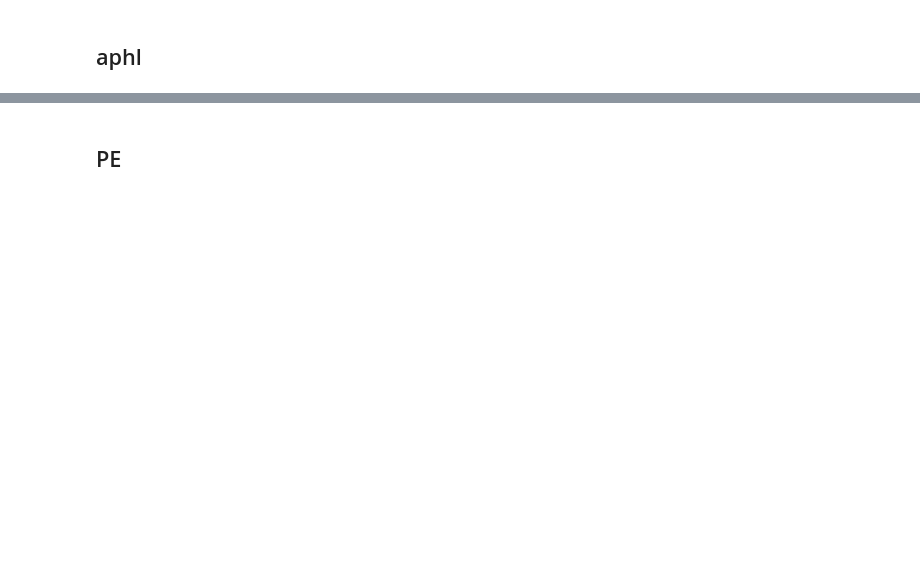
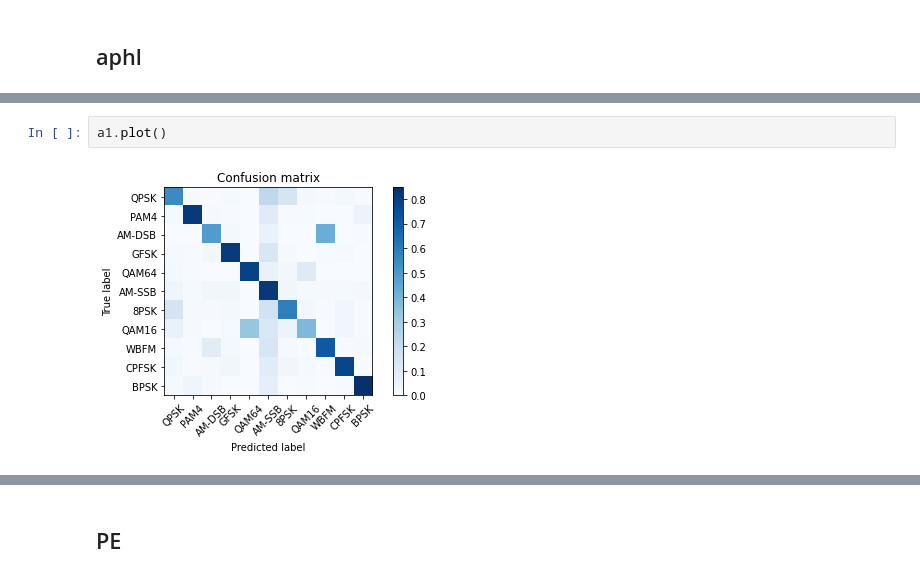
Before and after one commit to itsparsa/communication_sec_, a Jupyter notebook: tutorial.ipynb, the cells around one changed output, grey strips where cells are left out. Saved outputs shown, nothing was run; the diff lists cells and outputs as text; blank space fills up the shorter version.

```diff
--- a/tutorial.ipynb
+++ b/tutorial.ipynb
@@ -47,3 +61,7 @@ Epoch 10/10
+# %%
+a1.plot()
+# %% [output]
+[figure, added]
 # %%
 print("attack")
 att = Attack_handler(nb_epochs= 5,
```
Also changed, not shown: parts of 29 cells of this notebook, 6 other files.
